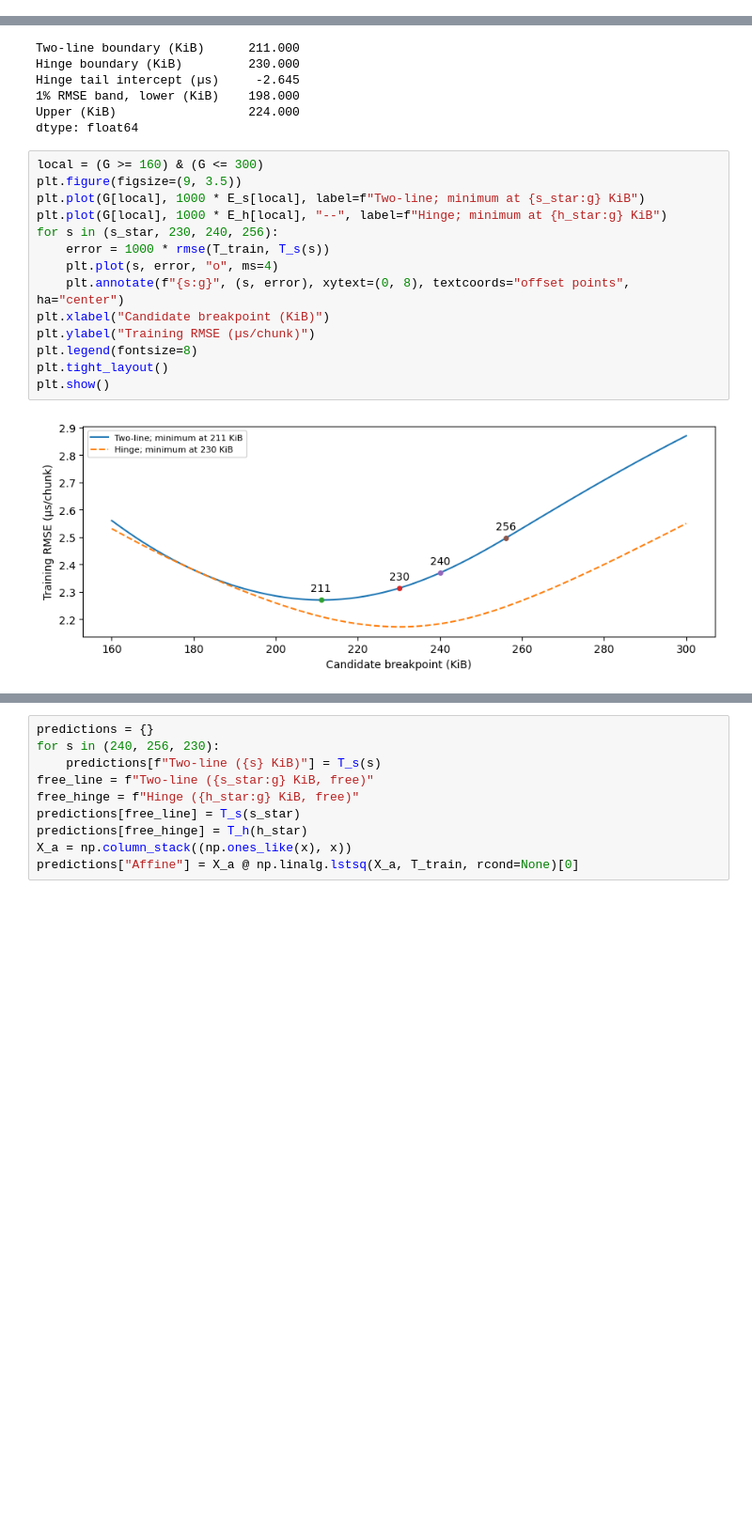
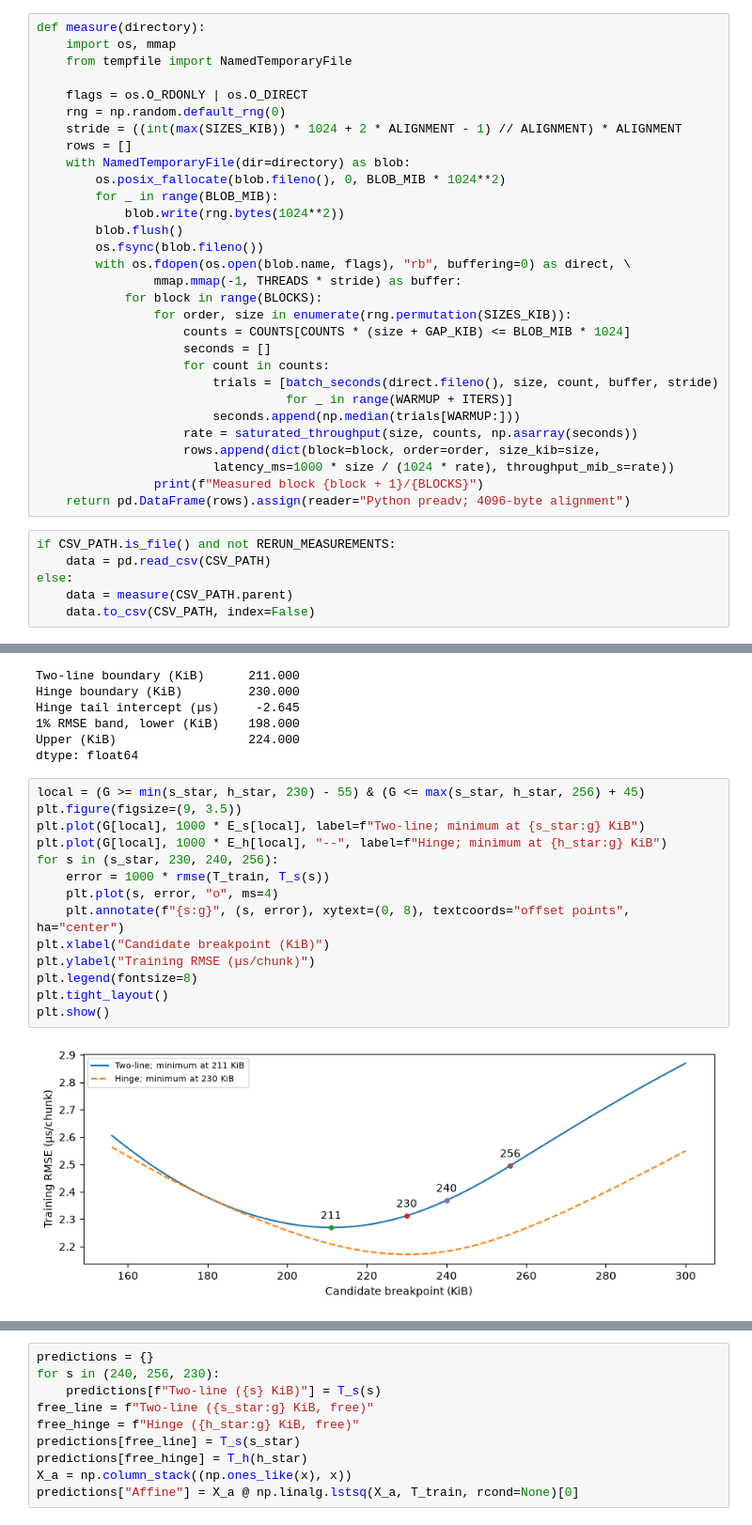
Before and after one commit to yabsed/vlm-in-flash, a Jupyter notebook: conclusion/python/results/01/01_chunk_latency.ipynb, the cells around one changed output, grey strips where cells are left out. Shown at 94% size. Cells and saved outputs as stored; diff of their text form; blank space fills up the shorter version.

Commit message:
Include direct-I/O measurement, estimation and analysis in one notebook

```diff
--- a/conclusion/python/results/01/01_chunk_latency.ipynb
+++ b/conclusion/python/results/01/01_chunk_latency.ipynb
@@ -17 +72,37 @@ data = pd.read_csv(CSV_PATH)
+# %%
+def measure(directory):
+    import os, mmap
+    from tempfile import NamedTemporaryFile
+
+    flags = os.O_RDONLY | os.O_DIRECT
+    rng = np.random.default_rng(0)
+    stride = ((int(max(SIZES_KIB)) * 1024 + 2 * ALIGNMENT - 1) // ALIGNMENT) * ALIGNMENT
+    rows = []
+    with NamedTemporaryFile(dir=directory) as blob:
+        os.posix_fallocate(blob.fileno(), 0, BLOB_MIB * 1024**2)
+        for _ in range(BLOB_MIB):
+            blob.write(rng.bytes(1024**2))
+        blob.flush()
+        os.fsync(blob.fileno())
+        with os.fdopen(os.open(blob.name, flags), "rb", buffering=0) as direct, \
+                mmap.mmap(-1, THREADS * stride) as buffer:
+            for block in range(BLOCKS):
+                for order, size in enumerate(rng.permutation(SIZES_KIB)):
+                    counts = COUNTS[COUNTS * (size + GAP_KIB) <= BLOB_MIB * 1024]
+                    seconds = []
+                    for count in counts:
+                        trials = [batch_seconds(direct.fileno(), size, count, buffer, stride)
+                                  for _ in range(WARMUP + ITERS)]
+                        seconds.append(np.median(trials[WARMUP:]))
+                    rate = saturated_throughput(size, counts, np.asarray(seconds))
+                    rows.append(dict(block=block, order=order, size_kib=size,
+                        latency_ms=1000 * size / (1024 * rate), throughput_mib_s=rate))
+                print(f"Measured block {block + 1}/{BLOCKS}")
+    return pd.DataFrame(rows).assign(reader="Python preadv; 4096-byte alignment")
+# %%
+if CSV_PATH.is_file() and not RERUN_MEASUREMENTS:
+    data = pd.read_csv(CSV_PATH)
+else:
+    data = measure(CSV_PATH.parent)
+    data.to_csv(CSV_PATH, index=False)
 # %% [markdown]
@@ -168,19 +257,19 @@ Hinge tail intercept (µs)     -2.645
 Upper (KiB)                  224.000
 dtype: float64
 # %%
-local = (G >= 160) & (G <= 300)
+local = (G >= min(s_star, h_star, 230) - 55) & (G <= max(s_star, h_star, 256) + 45)
 plt.figure(figsize=(9, 3.5))
 plt.plot(G[local], 1000 * E_s[local], label=f"Two-line; minimum at {s_star:g} KiB")
 plt.plot(G[local], 1000 * E_h[local], "--", label=f"Hinge; minimum at {h_star:g} KiB")
 for s in (s_star, 230, 240, 256):
     error = 1000 * rmse(T_train, T_s(s))
     plt.plot(s, error, "o", ms=4)
     plt.annotate(f"{s:g}", (s, error), xytext=(0, 8), textcoords="offset points", ha="center")
 plt.xlabel("Candidate breakpoint (KiB)")
 plt.ylabel("Training RMSE (µs/chunk)")
 plt.legend(fontsize=8)
 plt.tight_layout()
 plt.show()
 # %% [output]
-[figure, old version]
+[figure, new version]
 # %% [markdown]
```
Also changed, not shown: parts of 18 cells of this notebook.
